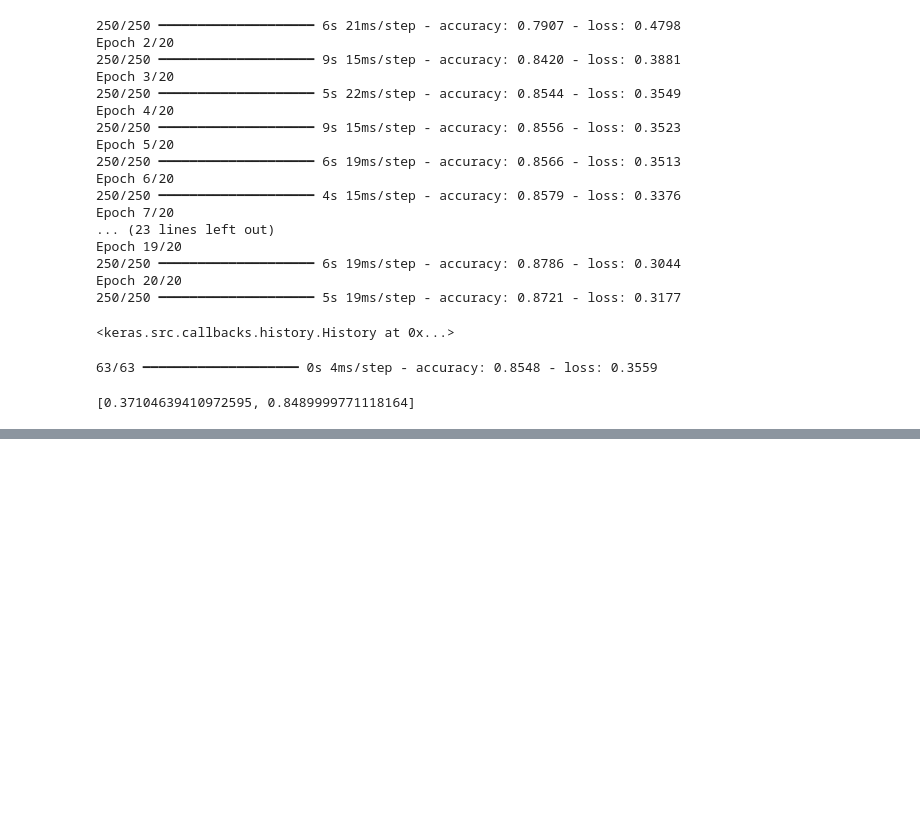
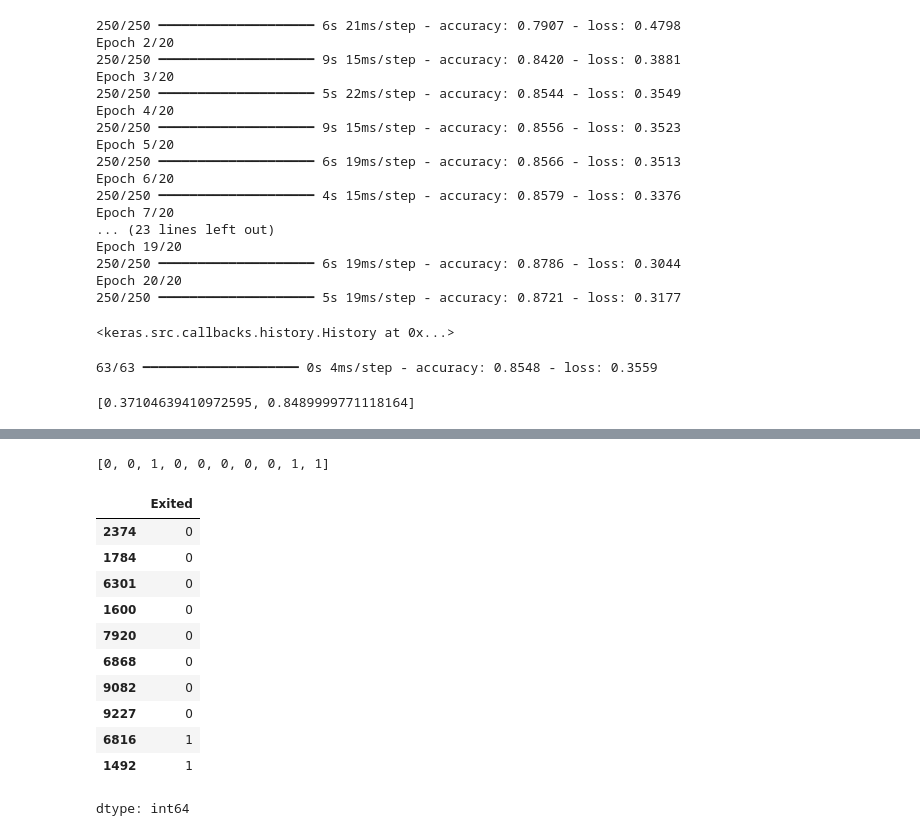
Before and after one commit to babatundeibukun/DEEP-LEARNING-PROJECT---COMPUTER, a Jupyter notebook: bank_churn_rate.ipynb, the cells around one changed output, grey strips where cells are left out. Saved outputs shown, nothing was run; the diff lists cells and outputs as text; code cells hidden in the pictures; blank space fills up the shorter version.

```diff
--- a/bank_churn_rate.ipynb
+++ b/bank_churn_rate.ipynb
@@ -275,0 +291,27 @@ model.evaluate(X_test, y_test)
+# %%
+y_prediction = []
+for i in y_preds[:10]:
+
+  if i > 0.5 :
+    y_prediction.append(1)
+  else :
+    y_prediction.append(0)
+
+y_prediction
+# %% [output]
+[0, 0, 1, 0, 0, 0, 0, 0, 1, 1]
+# %%
+y_test[:10]
+# %% [output]
+|  | Exited |
+| 2374 | 0 |
+| 1784 | 0 |
+| 6301 | 0 |
+| 1600 | 0 |
+| 7920 | 0 |
+| 6868 | 0 |
+| 9082 | 0 |
+| 9227 | 0 |
+| 6816 | 1 |
+| 1492 | 1 |
+dtype: int64
```
Also changed, not shown: parts of 1 cell of this notebook.
